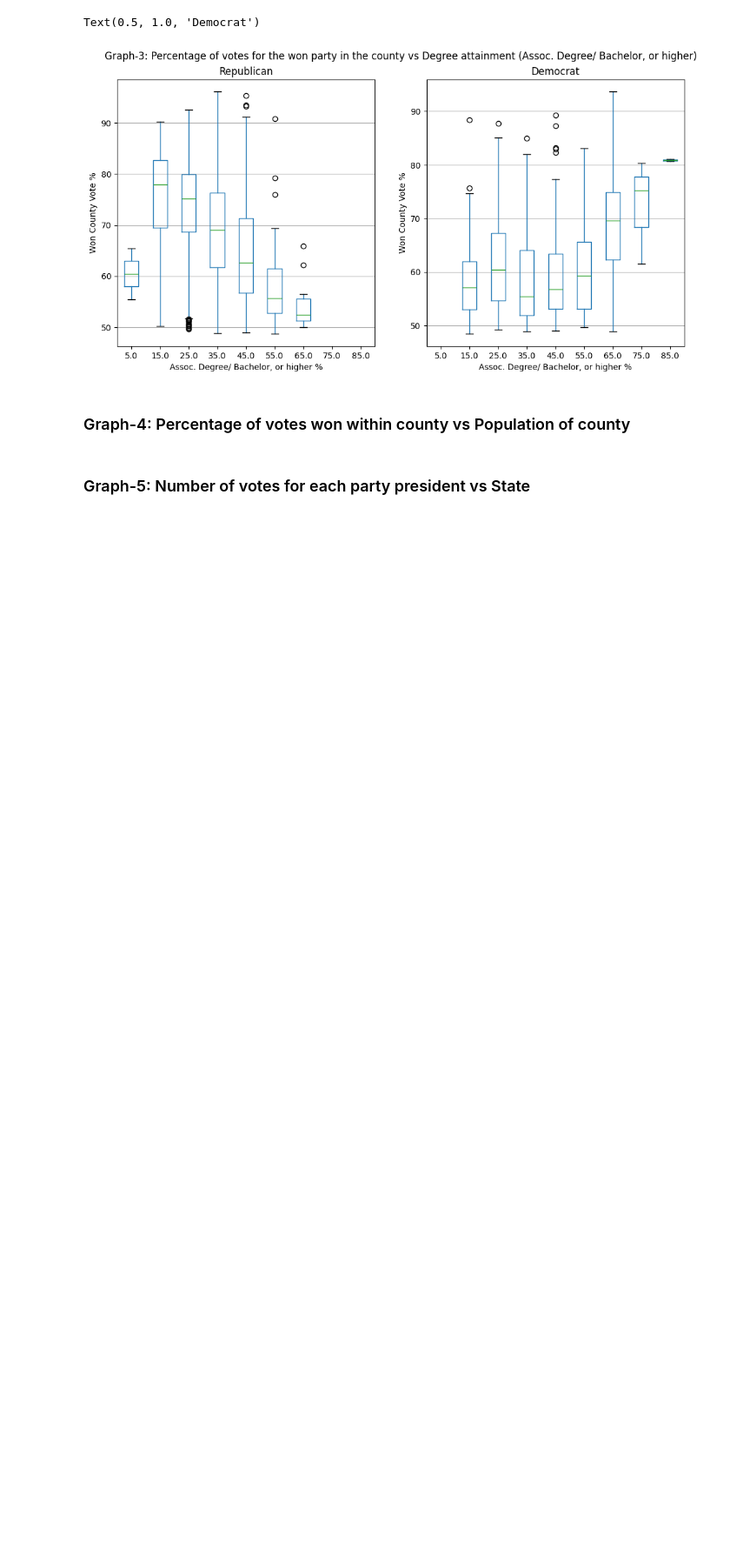
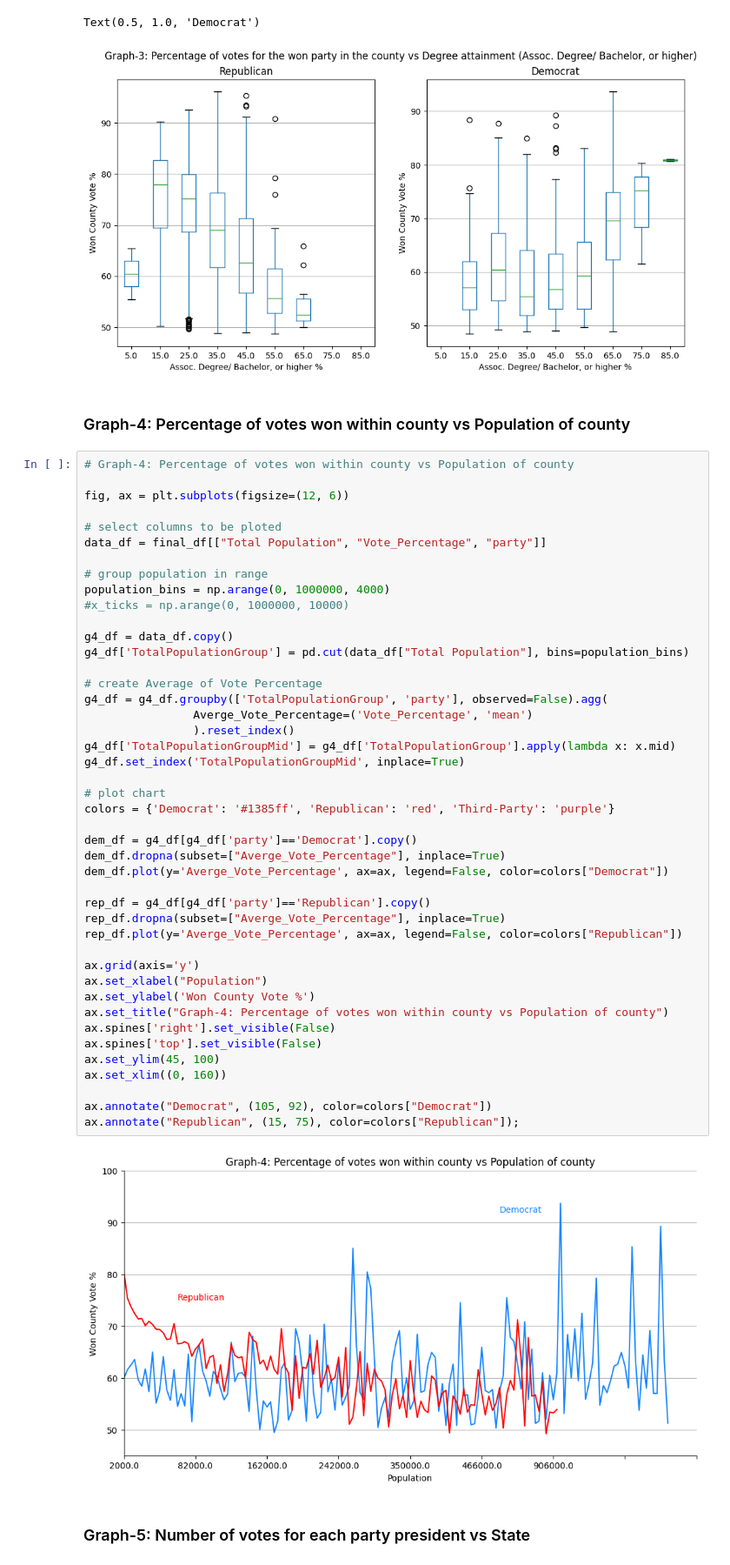
Before and after one commit to ECO225-W2025/eco225-project-code-marcus214, a Jupyter notebook: Project-One.ipynb, the cells around one changed output. Shown at 87% size. Cells and saved outputs as stored; diff of their text form; blank space fills up the shorter version.

```diff
--- a/Project-One.ipynb
+++ b/Project-One.ipynb
@@ -359,6 +345,52 @@ Text(0.5, 1.0, 'Democrat')
 [figure]
 # %% [markdown]
 ### Graph-4: Percentage of votes won within county vs Population of county
+# %%
+# Graph-4: Percentage of votes won within county vs Population of county
+
+fig, ax = plt.subplots(figsize=(12, 6))
+
+# select columns to be ploted
+data_df = final_df[["Total Population", "Vote_Percentage", "party"]]
+
+# group population in range
+population_bins = np.arange(0, 1000000, 4000)
+#x_ticks = np.arange(0, 1000000, 10000)
+
+g4_df = data_df.copy()
+g4_df['TotalPopulationGroup'] = pd.cut(data_df["Total Population"], bins=population_bins)
+
+# create Average of Vote Percentage
+g4_df = g4_df.groupby(['TotalPopulationGroup', 'party'], observed=False).agg(
+                Averge_Vote_Percentage=('Vote_Percentage', 'mean')
+                ).reset_index()
+g4_df['TotalPopulationGroupMid'] = g4_df['TotalPopulationGroup'].apply(lambda x: x.mid)
+g4_df.set_index('TotalPopulationGroupMid', inplace=True)
+
+# plot chart
+colors = {'Democrat': '#1385ff', 'Republican': 'red', 'Third-Party': 'purple'}
+
+dem_df = g4_df[g4_df['party']=='Democrat'].copy()
+dem_df.dropna(subset=["Averge_Vote_Percentage"], inplace=True)
+dem_df.plot(y='Averge_Vote_Percentage', ax=ax, legend=False, color=colors["Democrat"])
+
+rep_df = g4_df[g4_df['party']=='Republican'].copy()
+rep_df.dropna(subset=["Averge_Vote_Percentage"], inplace=True)
+rep_df.plot(y='Averge_Vote_Percentage', ax=ax, legend=False, color=colors["Republican"])
+
+ax.grid(axis='y')
+ax.set_xlabel("Population")
+ax.set_ylabel('Won County Vote %')
+ax.set_title("Graph-4: Percentage of votes won within county vs Population of county")
+ax.spines['right'].set_visible(False)
+ax.spines['top'].set_visible(False)
+ax.set_ylim(45, 100)
+ax.set_xlim((0, 160))
+
+ax.annotate("Democrat", (105, 92), color=colors["Democrat"])
+ax.annotate("Republican", (15, 75), color=colors["Republican"]);
+# %% [output]
+[figure, added]
 # %% [markdown]
 ### Graph-5: Number of votes for each party president vs State
 # %%
```
Also changed, not shown: parts of 13 cells of this notebook.
